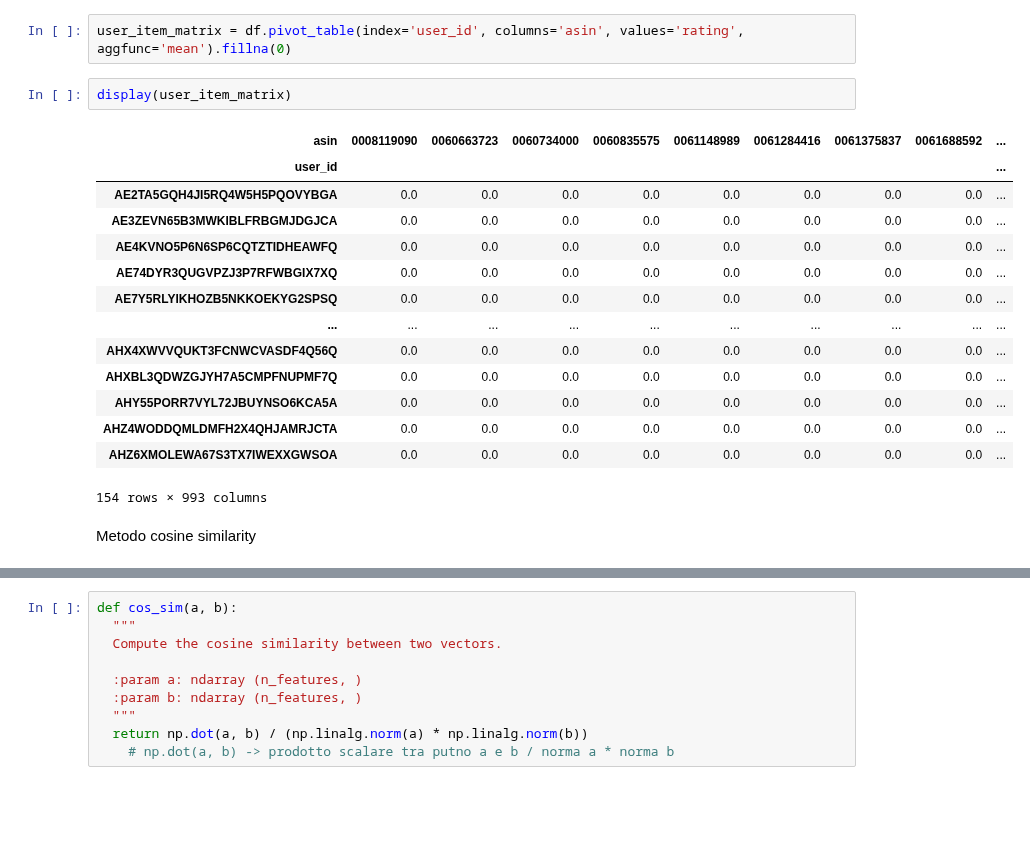
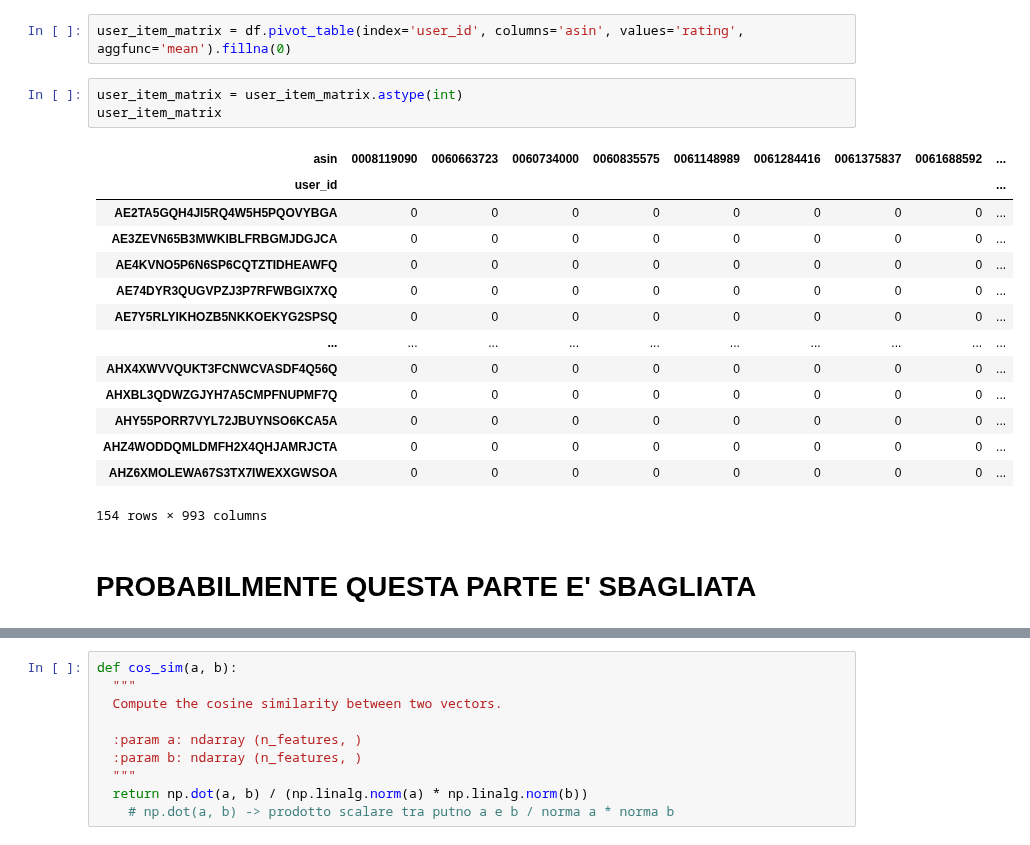
Before and after one commit to richbira/Computing-Methods-for-Business-Management-Project, a Jupyter notebook: Proj_metodi_informatici.ipynb, the cells around one changed output, grey strips where cells are left out. Saved outputs shown, nothing was run; the diff lists cells and outputs as text; blank space fills up the shorter version.

```diff
--- a/Proj_metodi_informatici.ipynb
+++ b/Proj_metodi_informatici.ipynb
@@ -172,22 +172,23 @@ colonne -> Libri con il loro codice
 valore cella -> Rating dell'utente per il libro
 # %%
 user_item_matrix = df.pivot_table(index='user_id', columns='asin', values='rating', aggfunc='mean').fillna(0)
-# %%
-display(user_item_matrix)
-# %% [output]
-| asin | 0008119090 | 0060663723 | 0060734000 | 0060835575 | 0061148989 | 0061284416 | 0061375837 | 0061688592 | ... |
-| user_id |  |  |  |  |  |  |  |  | ... |
-| AE2TA5GQH4JI5RQ4W5H5PQOVYBGA | 0.0 | 0.0 | 0.0 | 0.0 | 0.0 | 0.0 | 0.0 | 0.0 | ... |
-| AE3ZEVN65B3MWKIBLFRBGMJDGJCA | 0.0 | 0.0 | 0.0 | 0.0 | 0.0 | 0.0 | 0.0 | 0.0 | ... |
-| AE4KVNO5P6N6SP6CQTZTIDHEAWFQ | 0.0 | 0.0 | 0.0 | 0.0 | 0.0 | 0.0 | 0.0 | 0.0 | ... |
-| AE74DYR3QUGVPZJ3P7RFWBGIX7XQ | 0.0 | 0.0 | 0.0 | 0.0 | 0.0 | 0.0 | 0.0 | 0.0 | ... |
-| AE7Y5RLYIKHOZB5NKKOEKYG2SPSQ | 0.0 | 0.0 | 0.0 | 0.0 | 0.0 | 0.0 | 0.0 | 0.0 | ... |
-| ... | ... | ... | ... | ... | ... | ... | ... | ... | ... |
-| AHX4XWVVQUKT3FCNWCVASDF4Q56Q | 0.0 | 0.0 | 0.0 | 0.0 | 0.0 | 0.0 | 0.0 | 0.0 | ... |
-| AHXBL3QDWZGJYH7A5CMPFNUPMF7Q | 0.0 | 0.0 | 0.0 | 0.0 | 0.0 | 0.0 | 0.0 | 0.0 | ... |
-| AHY55PORR7VYL72JBUYNSO6KCA5A | 0.0 | 0.0 | 0.0 | 0.0 | 0.0 | 0.0 | 0.0 | 0.0 | ... |
-| AHZ4WODDQMLDMFH2X4QHJAMRJCTA | 0.0 | 0.0 | 0.0 | 0.0 | 0.0 | 0.0 | 0.0 | 0.0 | ... |
-| AHZ6XMOLEWA67S3TX7IWEXXGWSOA | 0.0 | 0.0 | 0.0 | 0.0 | 0.0 | 0.0 | 0.0 | 0.0 | ... |
-154 rows × 993 columns
-# %% [markdown]
-Metodo cosine similarity
+# %%
+user_item_matrix = user_item_matrix.astype(int)
+user_item_matrix
+# %% [output]
+| asin | 0008119090 | 0060663723 | 0060734000 | 0060835575 | 0061148989 | 0061284416 | 0061375837 | 0061688592 | ... |
+| user_id |  |  |  |  |  |  |  |  | ... |
+| AE2TA5GQH4JI5RQ4W5H5PQOVYBGA | 0 | 0 | 0 | 0 | 0 | 0 | 0 | 0 | ... |
+| AE3ZEVN65B3MWKIBLFRBGMJDGJCA | 0 | 0 | 0 | 0 | 0 | 0 | 0 | 0 | ... |
+| AE4KVNO5P6N6SP6CQTZTIDHEAWFQ | 0 | 0 | 0 | 0 | 0 | 0 | 0 | 0 | ... |
+| AE74DYR3QUGVPZJ3P7RFWBGIX7XQ | 0 | 0 | 0 | 0 | 0 | 0 | 0 | 0 | ... |
+| AE7Y5RLYIKHOZB5NKKOEKYG2SPSQ | 0 | 0 | 0 | 0 | 0 | 0 | 0 | 0 | ... |
+| ... | ... | ... | ... | ... | ... | ... | ... | ... | ... |
+| AHX4XWVVQUKT3FCNWCVASDF4Q56Q | 0 | 0 | 0 | 0 | 0 | 0 | 0 | 0 | ... |
+| AHXBL3QDWZGJYH7A5CMPFNUPMF7Q | 0 | 0 | 0 | 0 | 0 | 0 | 0 | 0 | ... |
+| AHY55PORR7VYL72JBUYNSO6KCA5A | 0 | 0 | 0 | 0 | 0 | 0 | 0 | 0 | ... |
+| AHZ4WODDQMLDMFH2X4QHJAMRJCTA | 0 | 0 | 0 | 0 | 0 | 0 | 0 | 0 | ... |
+| AHZ6XMOLEWA67S3TX7IWEXXGWSOA | 0 | 0 | 0 | 0 | 0 | 0 | 0 | 0 | ... |
+154 rows × 993 columns
+# %% [markdown]
+ # PROBABILMENTE QUESTA PARTE E' SBAGLIATA
```
Also changed, not shown: parts of 33 cells of this notebook.
